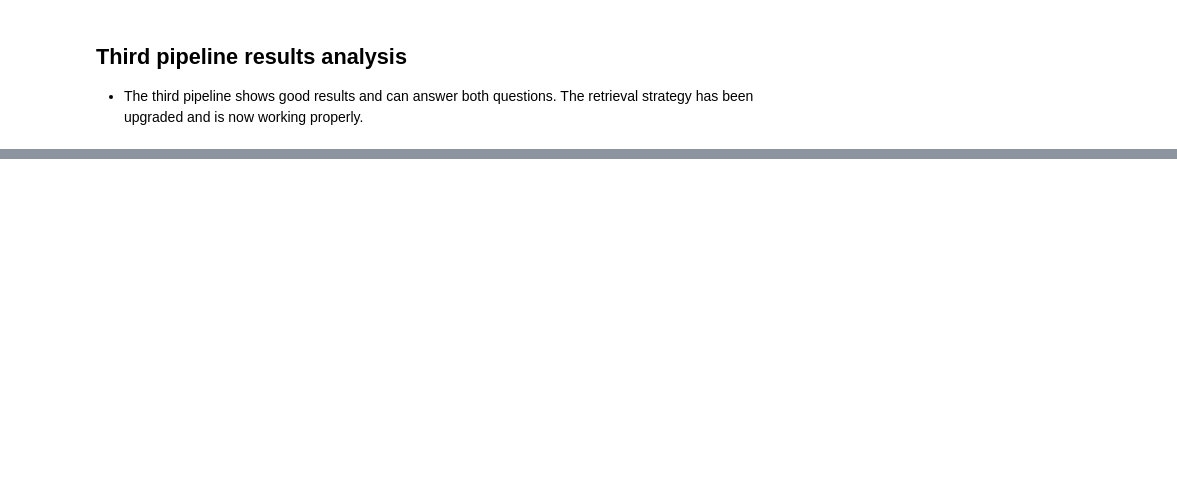
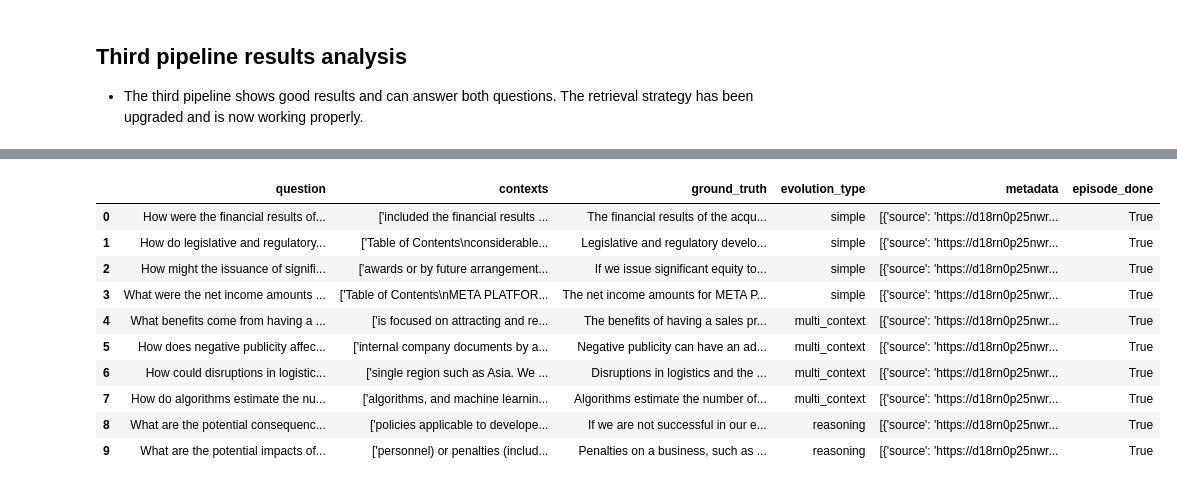
Before and after one commit to JulsdL/DeepPDF, a Jupyter notebook: deepPDF.ipynb, the cells around one changed output, grey strips where cells are left out. Drawn from its saved outputs; the diff is of its cells as text; code cells hidden in the pictures; blank space fills up the shorter version.

Commit message:
Added a RAGAS evaluation to compare pipelines 1 and 3, to measure how MultiQueryRetriever is impacter the performance.

```diff
--- a/deepPDF.ipynb
+++ b/deepPDF.ipynb
@@ -209,0 +255,15 @@ response_2c["context"]
+# %%
+test_df = pd.read_csv("test_df.csv")
+test_df
+# %% [output]
+|  | question | contexts | ground_truth | evolution_type | metadata | episode_done |
+| 0 | How were the financial results of... | ['included the financial results ... | The financial results of the acqu... | simple | [{'source': 'https://d18rn0p25nwr... | True |
+| 1 | How do legislative and regulatory... | ['Table of Contents\nconsiderable... | Legislative and regulatory develo... | simple | [{'source': 'https://d18rn0p25nwr... | True |
+| 2 | How might the issuance of signifi... | ['awards or by future arrangement... | If we issue significant equity to... | simple | [{'source': 'https://d18rn0p25nwr... | True |
+| 3 | What were the net income amounts ... | ['Table of Contents\nMETA PLATFOR... | The net income amounts for META P... | simple | [{'source': 'https://d18rn0p25nwr... | True |
+| 4 | What benefits come from having a ... | ['is focused on attracting and re... | The benefits of having a sales pr... | multi_context | [{'source': 'https://d18rn0p25nwr... | True |
+| 5 | How does negative publicity affec... | ['internal company documents by a... | Negative publicity can have an ad... | multi_context | [{'source': 'https://d18rn0p25nwr... | True |
+| 6 | How could disruptions in logistic... | ['single region such as Asia. We ... | Disruptions in logistics and the ... | multi_context | [{'source': 'https://d18rn0p25nwr... | True |
+| 7 | How do algorithms estimate the nu... | ['algorithms, and machine learnin... | Algorithms estimate the number of... | multi_context | [{'source': 'https://d18rn0p25nwr... | True |
+| 8 | What are the potential consequenc... | ['policies applicable to develope... | If we are not successful in our e... | reasoning | [{'source': 'https://d18rn0p25nwr... | True |
+| 9 | What are the potential impacts of... | ['personnel) or penalties (includ... | Penalties on a business, such as ... | reasoning | [{'source': 'https://d18rn0p25nwr... | True |
```
Also changed, not shown: parts of 21 cells of this notebook, 2 other files.
